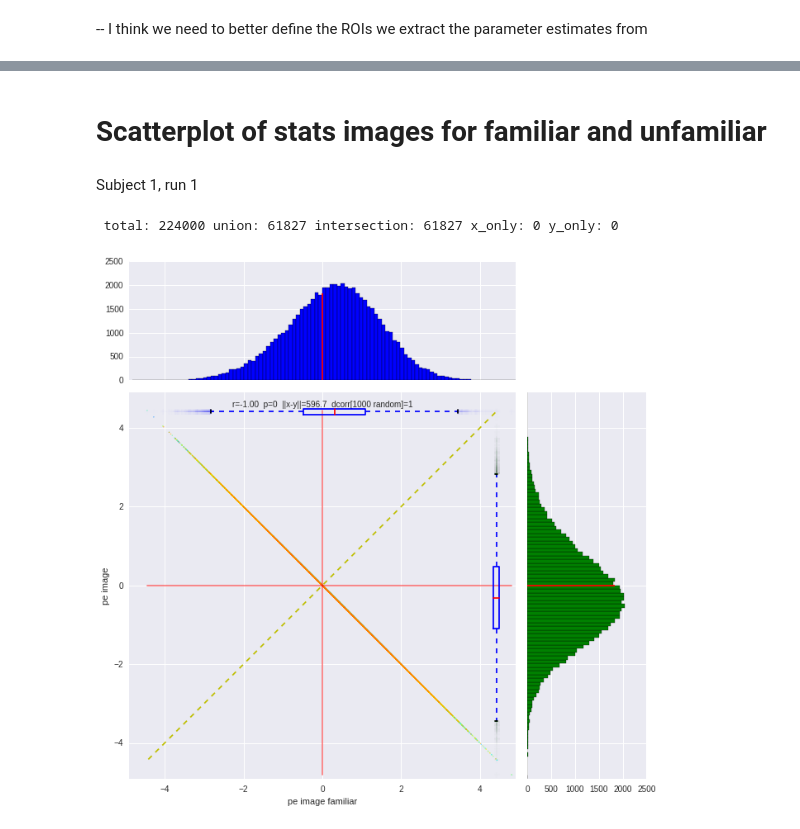
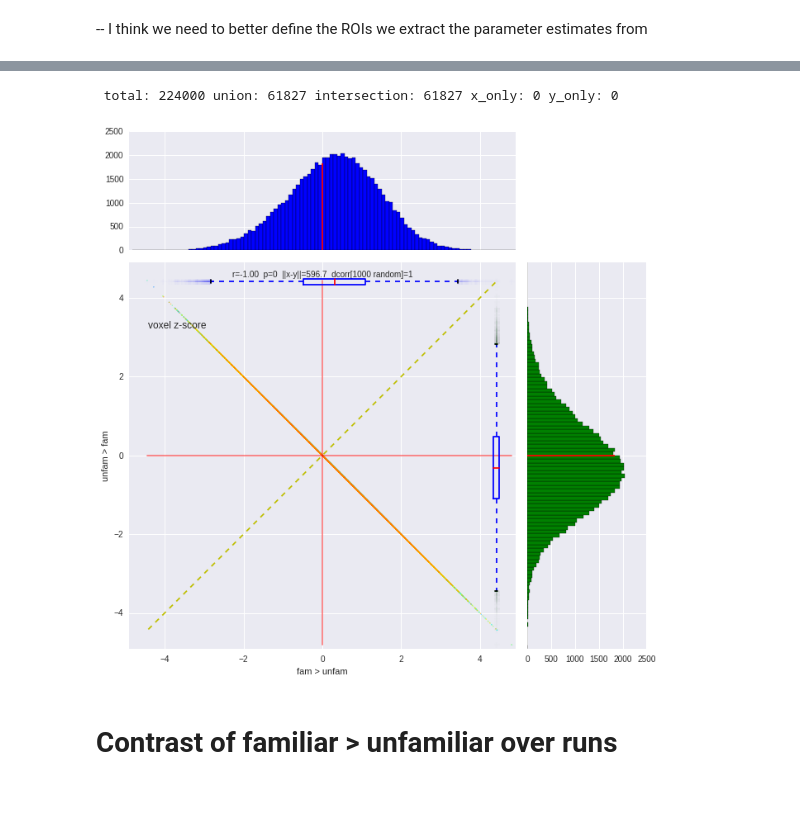
Before and after one commit to oliver-contier/famface-temporal-dynamics, a Jupyter notebook: notebooks/plot_mean_betas.ipynb, the cells around one changed output, grey strips where cells are left out. Cells and saved outputs as stored; diff of their text form; code cells hidden in the pictures; blank space fills up the shorter version.

```diff
--- a/notebooks/plot_mean_betas.ipynb
+++ b/notebooks/plot_mean_betas.ipynb
@@ -111,15 +120,13 @@ for stat in ['tstat', 'zstat', 'cope', 'varcope']:
+# %%
+sub001run001_statsdir = '/data/famface/openfmri/oli/results/extract_betas/l1_workdir_betas/modelestimate/_model_id_1_subject_id_sub001_task_id_1/modelestimate/mapflow/_modelestimate0/results'
+pe_fam = fmri_dataset(join(sub001run001_statsdir, 'zstat3.nii.gz')).samples
+pe_unfam = fmri_dataset(join(sub001run001_statsdir, 'zstat4.nii.gz')).samples
+
+scpt = plot_scatter(dataXd=np.array([pe_fam, pe_unfam]),
+                                    colors=True, include_stats=True,
+                                    labels=['fam > unfam','unfam > fam'], title='voxel z-score')
+# %% [output]
+ total: 224000 union: 61827 intersection: 61827 x_only: 0 y_only: 0
+[figure, added]
 # %% [markdown]
-# Scatterplot of stats images for familiar and unfamiliar
+# Contrast of familiar > unfamiliar over runs
-# %% [markdown]
-Subject 1, run 1
-# %%
-sub001run001_statsdir = '/data/famface/openfmri/oli/results/extract_betas/l1_workdir_betas/modelestimate/_model_id_1_subject_id_sub001_task_id_1/modelestimate/mapflow/_modelestimate0/results'
-pe_fam = fmri_dataset(join(sub001run001_statsdir, 'zstat3.nii.gz')).samples
-pe_unfam = fmri_dataset(join(sub001run001_statsdir, 'zstat4.nii.gz')).samples
-
-scpt = plot_scatter(dataXd=np.array([pe_fam, pe_unfam]),
-                                    colors=True, include_stats=True,
-                                    labels=['pe image familiar','pe image'])
-# %% [output]
- total: 224000 union: 61827 intersection: 61827 x_only: 0 y_only: 0
-[figure, removed]
```
Also changed, not shown: parts of 6 cells of this notebook.
